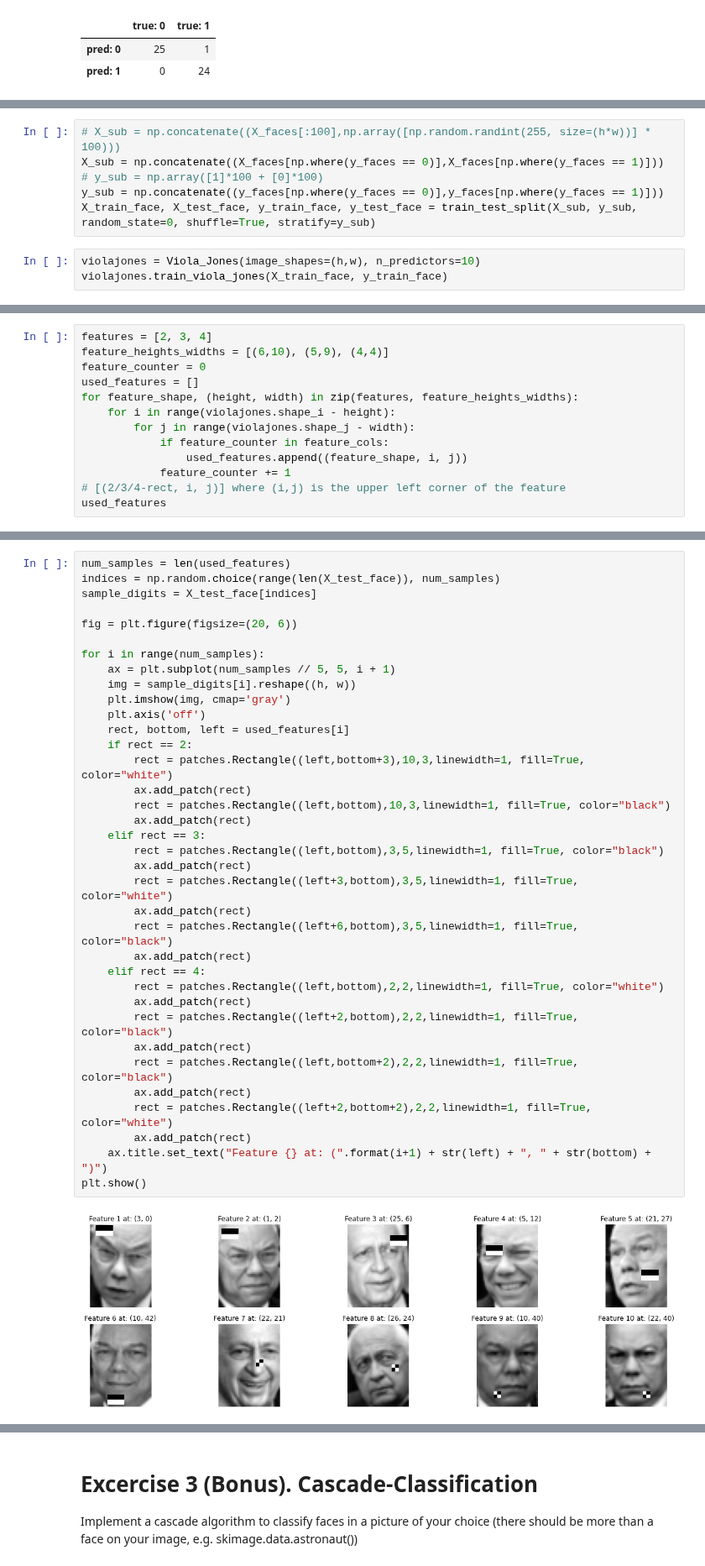
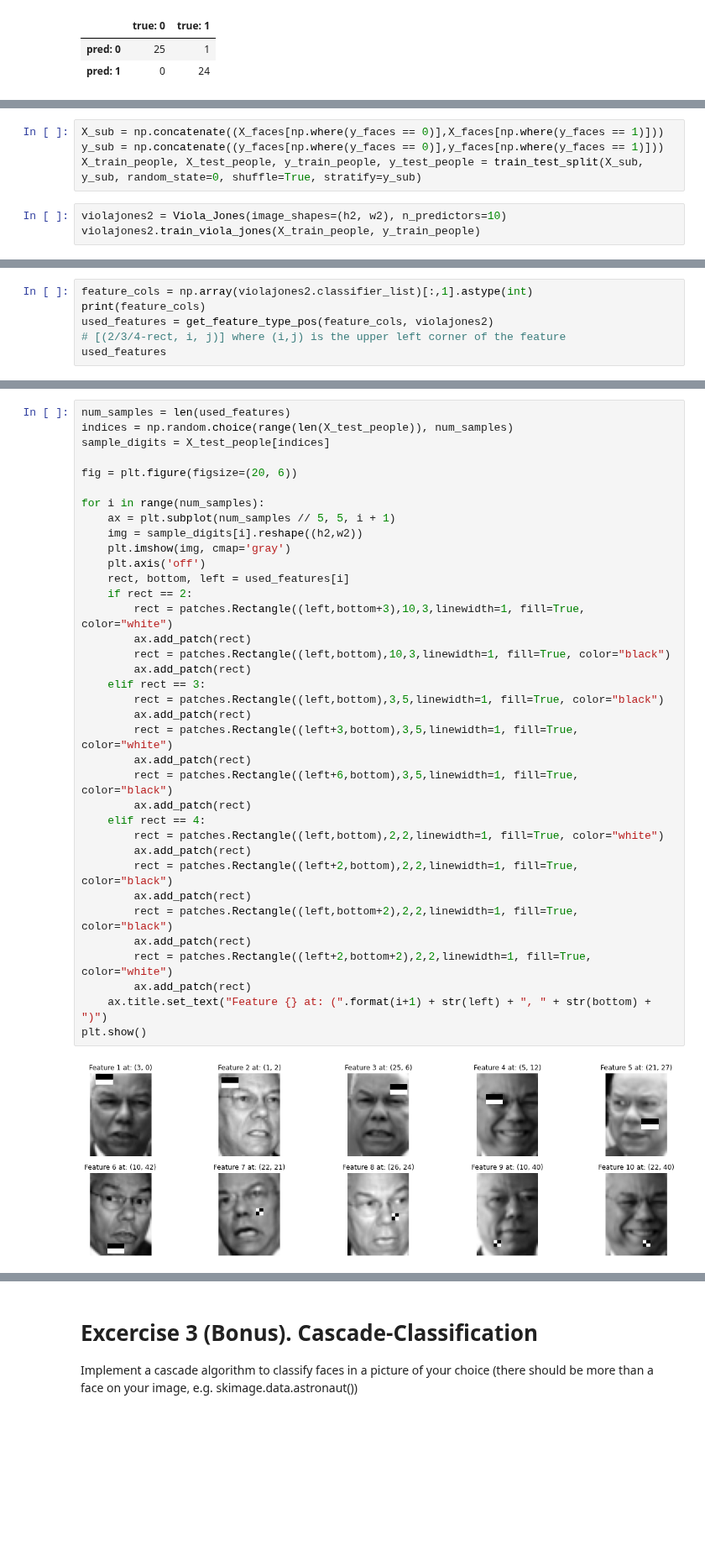
Before and after one commit to pwl482/patrec_2020, a Jupyter notebook: Assignment_7/Ada_Boost_und_Viola_Jones.ipynb, the cells around one changed output, grey strips where cells are left out. Shown at 84% size. Drawn from its saved outputs; the diff is of its cells as text; blank space fills up the shorter version.

```diff
--- a/Assignment_7/Ada_Boost_und_Viola_Jones.ipynb
+++ b/Assignment_7/Ada_Boost_und_Viola_Jones.ipynb
@@ -862,12 +880,10 @@ image_width: 37
 # %%
-# X_sub = np.concatenate((X_faces[:100],np.array([np.random.randint(255, size=(h*w))] * 100)))
 X_sub = np.concatenate((X_faces[np.where(y_faces == 0)],X_faces[np.where(y_faces == 1)]))
-# y_sub = np.array([1]*100 + [0]*100)
 y_sub = np.concatenate((y_faces[np.where(y_faces == 0)],y_faces[np.where(y_faces == 1)]))
-X_train_face, X_test_face, y_train_face, y_test_face = train_test_split(X_sub, y_sub, random_state=0, shuffle=True, stratify=y_sub)
+X_train_people, X_test_people, y_train_people, y_test_people = train_test_split(X_sub, y_sub, random_state=0, shuffle=True, stratify=y_sub)
 # %%
-violajones = Viola_Jones(image_shapes=(h,w), n_predictors=10)
-violajones.train_viola_jones(X_train_face, y_train_face)
+violajones2 = Viola_Jones(image_shapes=(h2, w2), n_predictors=10)
+violajones2.train_viola_jones(X_train_people, y_train_people)
 # %% [output]
 train classifier m: 0
 train classifier m: 1
@@ -929,13 +933,0 @@ Extract again, which rect-feature and at what position the feature at position j
-# %%
-features = [2, 3, 4]
-feature_heights_widths = [(6,10), (5,9), (4,4)]
-feature_counter = 0
-used_features = []
-for feature_shape, (height, width) in zip(features, feature_heights_widths):
-    for i in range(violajones.shape_i - height):
-        for j in range(violajones.shape_j - width):
-            if feature_counter in feature_cols:
-                used_features.append((feature_shape, i, j))
-            feature_counter += 1
-# [(2/3/4-rect, i, j)] where (i,j) is the upper left corner of the feature
-used_features
@@ -952,0 +934,6 @@ used_features
+# %%
+feature_cols = np.array(violajones2.classifier_list)[:,1].astype(int)
+print(feature_cols)
+used_features = get_feature_type_pos(feature_cols, violajones2)
+# [(2/3/4-rect, i, j)] where (i,j) is the upper left corner of the feature
+used_features
@@ -953,38 +965,38 @@ used_features
 # %%
 num_samples = len(used_features)
-indices = np.random.choice(range(len(X_test_face)), num_samples)
-sample_digits = X_test_face[indices]
+indices = np.random.choice(range(len(X_test_people)), num_samples)
+sample_digits = X_test_people[indices]
 
 fig = plt.figure(figsize=(20, 6))
 
 for i in range(num_samples):
     ax = plt.subplot(num_samples // 5, 5, i + 1)
-    img = sample_digits[i].reshape((h, w))
+    img = sample_digits[i].reshape((h2,w2))
     plt.imshow(img, cmap='gray')
     plt.axis('off')
     rect, bottom, left = used_features[i]
     if rect == 2:
         rect = patches.Rectangle((left,bottom+3),10,3,linewidth=1, fill=True, color="white")
         ax.add_patch(rect)
         rect = patches.Rectangle((left,bottom),10,3,linewidth=1, fill=True, color="black")
         ax.add_patch(rect)
     elif rect == 3:
         rect = patches.Rectangle((left,bottom),3,5,linewidth=1, fill=True, color="black")
         ax.add_patch(rect)
         rect = patches.Rectangle((left+3,bottom),3,5,linewidth=1, fill=True, color="white")
         ax.add_patch(rect)
         rect = patches.Rectangle((left+6,bottom),3,5,linewidth=1, fill=True, color="black")
         ax.add_patch(rect)
     elif rect == 4:
         rect = patches.Rectangle((left,bottom),2,2,linewidth=1, fill=True, color="white")
         ax.add_patch(rect)
         rect = patches.Rectangle((left+2,bottom),2,2,linewidth=1, fill=True, color="black")
         ax.add_patch(rect)
         rect = patches.Rectangle((left,bottom+2),2,2,linewidth=1, fill=True, color="black")
         ax.add_patch(rect)
         rect = patches.Rectangle((left+2,bottom+2),2,2,linewidth=1, fill=True, color="white")
         ax.add_patch(rect)
     ax.title.set_text("Feature {} at: (".format(i+1) + str(left) + ", " + str(bottom) + ")")
 plt.show()
 # %% [output]
-[figure, old version]
+[figure, new version]
```
Also changed, not shown: parts of 50 cells of this notebook.
